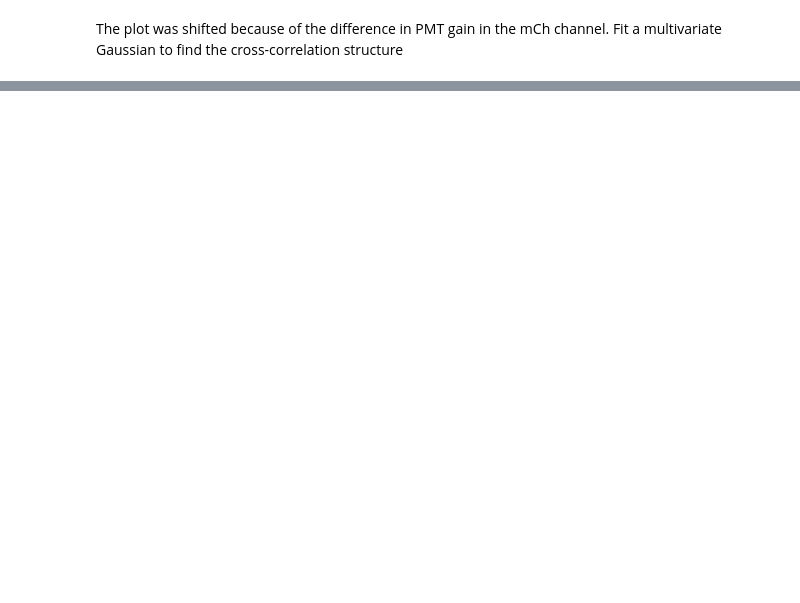
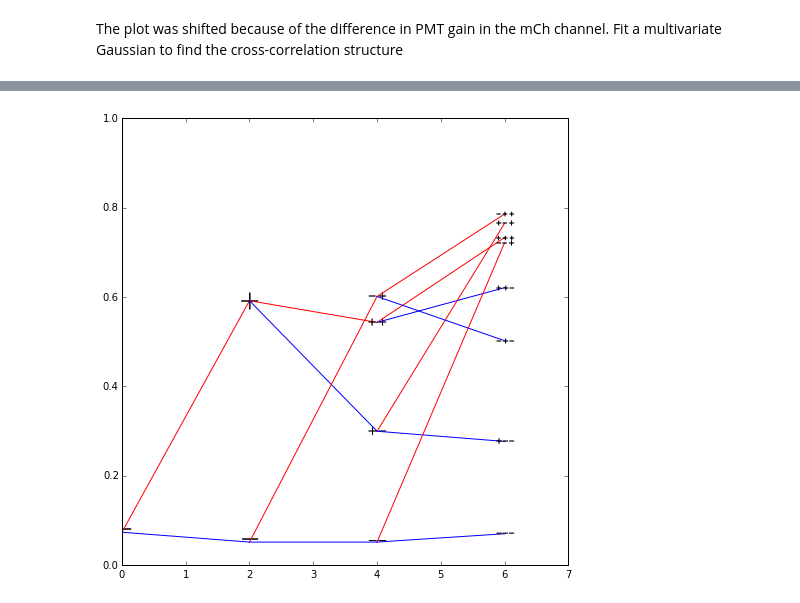
Before and after one commit to lrast/flowAnalysis, a Jupyter notebook: FlowFitting.ipynb, the cells around one changed output, grey strips where cells are left out. Drawn from its saved outputs; the diff is of its cells as text; code cells hidden in the pictures; blank space fills up the shorter version.

```diff
--- a/FlowFitting.ipynb
+++ b/FlowFitting.ipynb
@@ -94,0 +129,7 @@ The plot was shifted because of the difference in PMT gain in the mCh channel. F
+# %%
+from sklearn.mixture import GMM
+
+toFit = [ np.log10(entry.data[['M Cherry-A', 'SSC-A']]).dropna().as_matrix() for entry in timecourse.gated ]
+
+toFitIndices = [np.random.choice(range(entry.shape[0]), size=(2000,1)) for entry in toFit]
+toFitSamples = [ toFit[index][toFitIndices[index], :].squeeze() for index in range(len(toFit)) ]
@@ -94,0 +236,15 @@ The plot was shifted because of the difference in PMT gain in the mCh channel. F
+# %%
+import fitGMMModel
+reload(fitGMMModel)
+from fitGMMModel import plotFreqs, plotTCourse
+
+irDictInv = {
+           '+':1, '-':2,
+          '++':3, '+-':4, '-+':5, '--':6,
+          '+++':7, '++-':8, '+-+':9, '+--':10, '-++':11, '-+-':12, '--+':13, '---':14}
+
+figsize(8, 8)
+#plt.subplots(4, 1, sharex='col', sharey='row')
+plotTCourse(fatOn, skinnyOn, dayDict, irDict, irDictInv)
+# %% [output]
+[figure, added]
```
Also changed, not shown: parts of 59 cells of this notebook, 4 other files.
